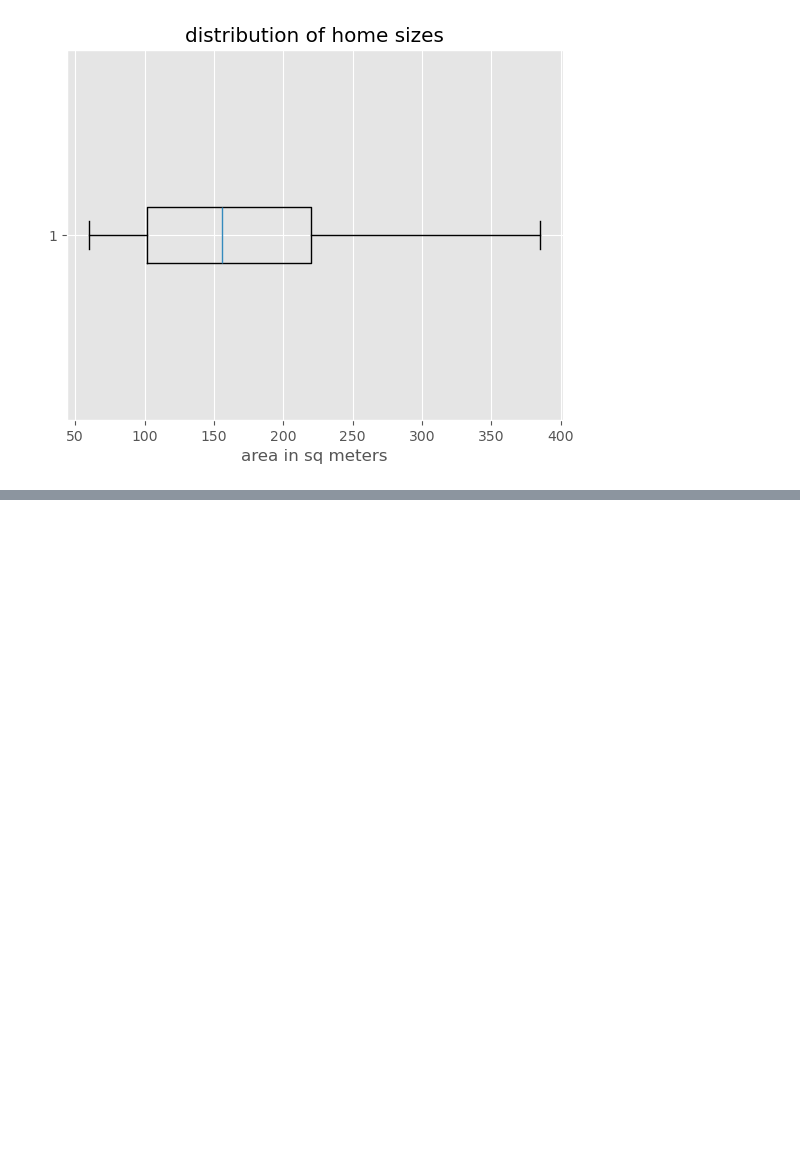
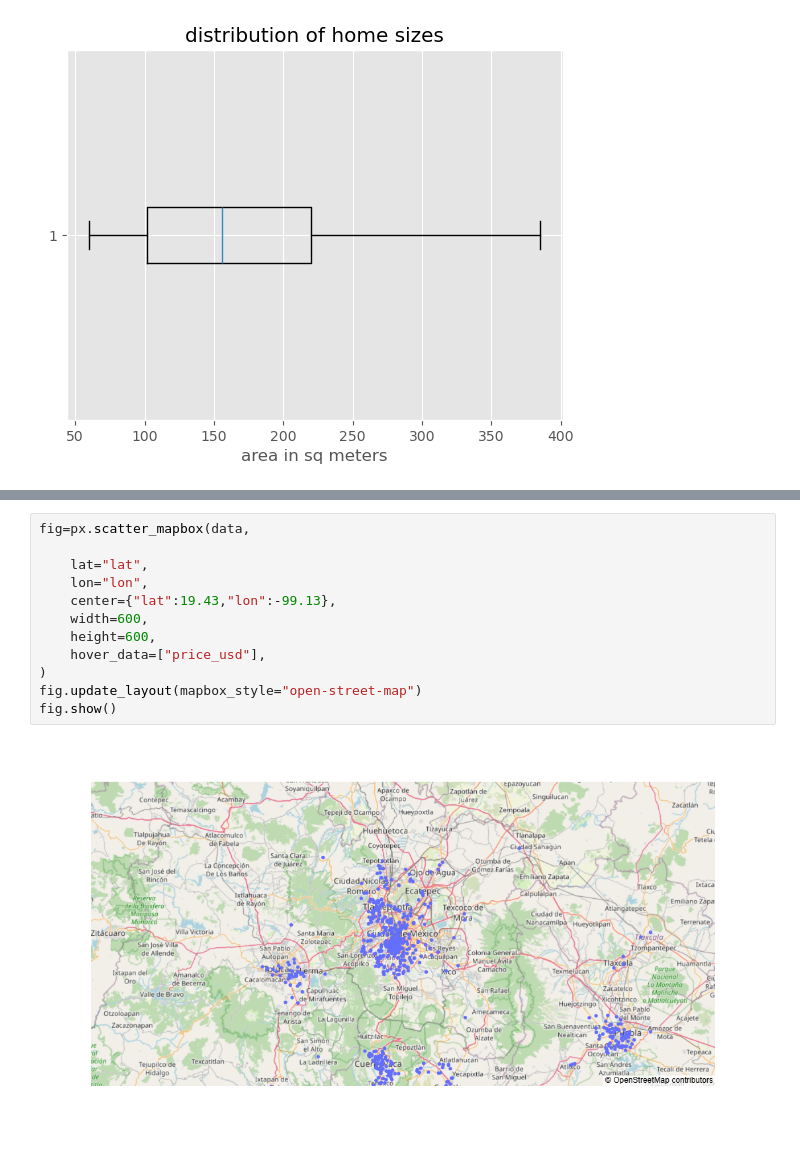
Before and after one commit to SilbaB/Mexico_house_prices, a Jupyter notebook: mexico_housing.ipynb, the cells around one changed output, grey strips where cells are left out. Drawn from its saved outputs; the diff is of its cells as text; blank space fills up the shorter version.

```diff
--- a/mexico_housing.ipynb
+++ b/mexico_housing.ipynb
@@ -100,0 +158,14 @@ plt.show()
+# %%
+fig=px.scatter_mapbox(data,
+
+    lat="lat",
+    lon="lon",
+    center={"lat":19.43,"lon":-99.13},
+    width=600,
+    height=600,
+    hover_data=["price_usd"],
+)
+fig.update_layout(mapbox_style="open-street-map")
+fig.show()
+# %% [output]
+[figure, added]
```
Also changed, not shown: parts of 9 cells of this notebook.
